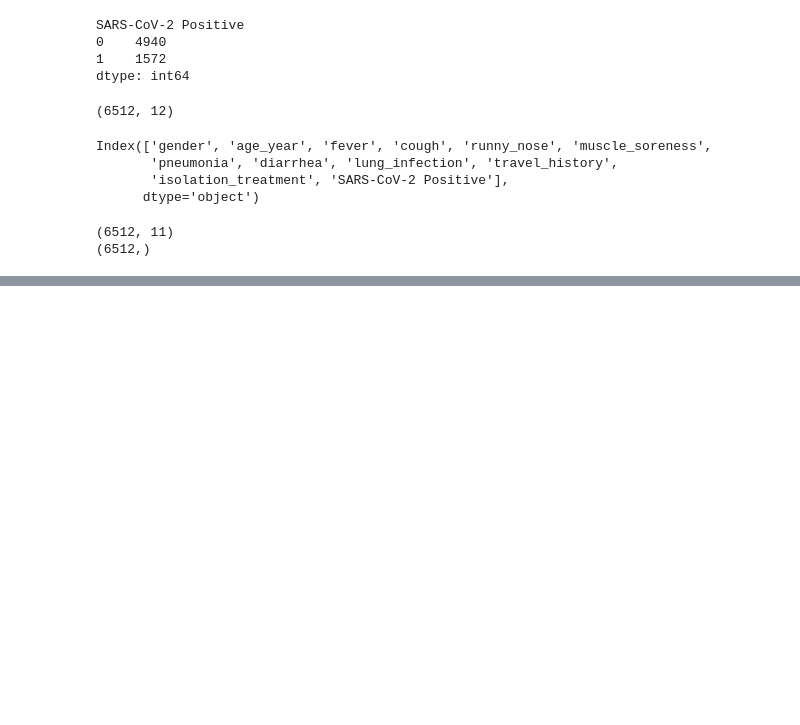
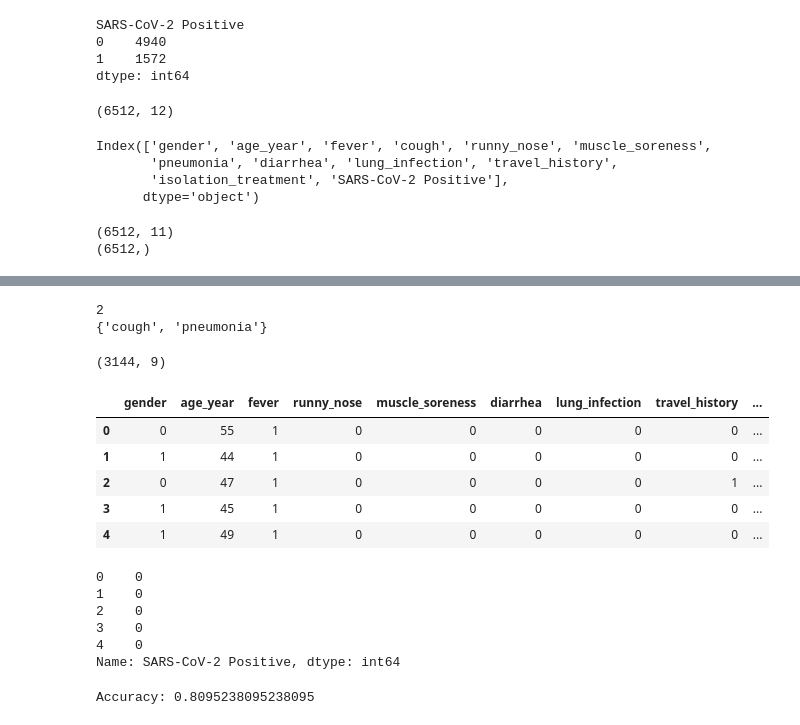
Before and after one commit to SaminZaman7/HackNSU3_-ZeroR-, a Jupyter notebook: Covid Prediction.ipynb, the cells around one changed output, grey strips where cells are left out. Cells and saved outputs as stored; diff of their text form; code cells hidden in the pictures; blank space fills up the shorter version.

```diff
--- a/Covid Prediction.ipynb
+++ b/Covid Prediction.ipynb
@@ -162,0 +230,33 @@ print(Y.shape)
+# %%
+corr_features= correlation(X_res,0.85)
+print(len(corr_features))
+print(corr_features)
+# %% [output]
+2
+{'cough', 'pneumonia'}
+# %%
+X_res=X_res.drop(columns="pneumonia")
+# %%
+X_res=X_res.drop(columns="cough")
+# %%
+X_res.shape
+# %% [output]
+(3144, 9)
+# %%
+X_res.head()
+# %% [output]
+|  | gender | age_year | fever | runny_nose | muscle_soreness | diarrhea | lung_infection | travel_history | ... |
+| 0 | 0 | 55 | 1 | 0 | 0 | 0 | 0 | 0 | ... |
+| 1 | 1 | 44 | 1 | 0 | 0 | 0 | 0 | 0 | ... |
+| 2 | 0 | 47 | 1 | 0 | 0 | 0 | 0 | 1 | ... |
+| 3 | 1 | 45 | 1 | 0 | 0 | 0 | 0 | 0 | ... |
+| 4 | 1 | 49 | 1 | 0 | 0 | 0 | 0 | 0 | ... |
+# %%
+y_res.head()
+# %% [output]
+0    0
+1    0
+2    0
+3    0
+4    0
+Name: SARS-CoV-2 Positive, dtype: int64
@@ -162,0 +273,4 @@ print(Y.shape)
+# %%
+print("Accuracy:", metrics.accuracy_score(y_test, y_pred))
+# %% [output]
+Accuracy: 0.8095238095238095
```
Also changed, not shown: parts of 23 cells of this notebook, 1 other file.
